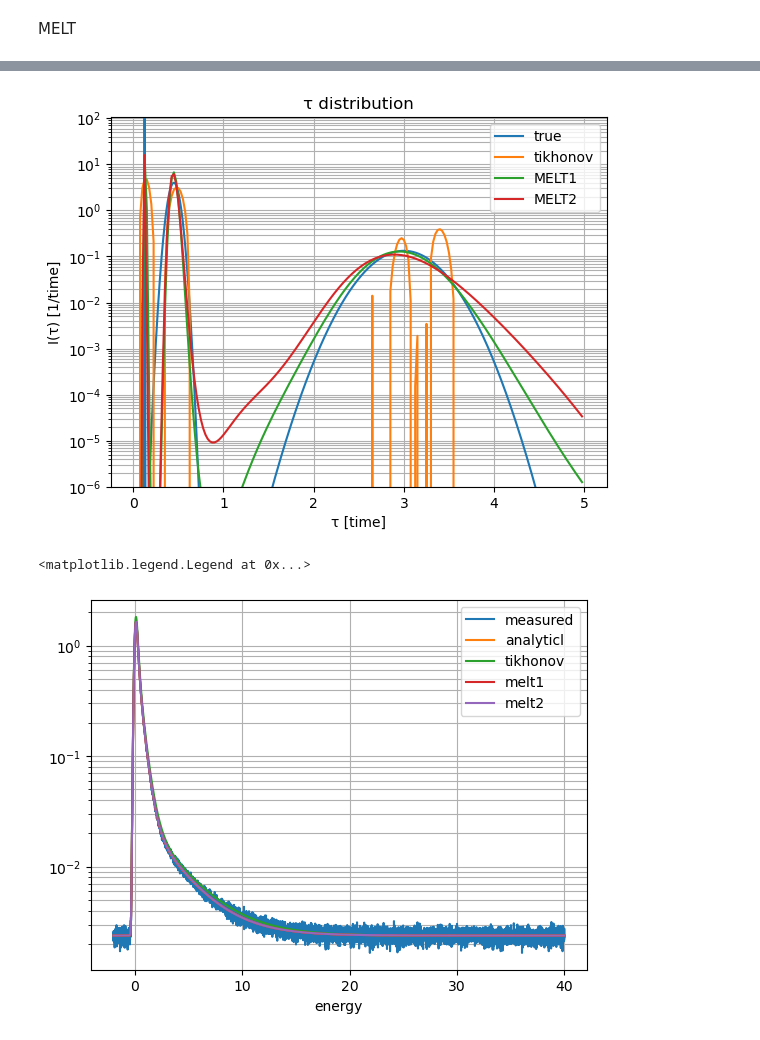
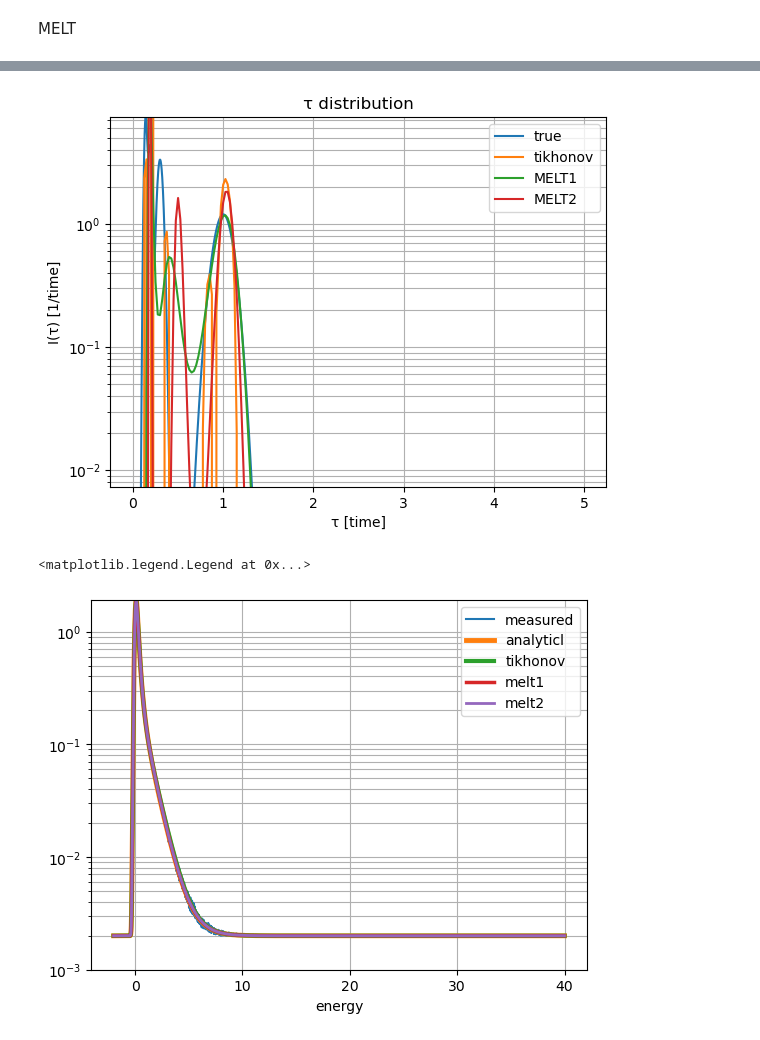
Before and after one commit to achiyaAmrusi/scipas, a Jupyter notebook: examples/lifetime/lifetime_inversion.ipynb, the cells around one changed output, grey strips where cells are left out. Cells and saved outputs as stored; diff of their text form; code cells hidden in the pictures.

Commit message:
more or less stable version of the inversion methods, tikhonove is still sensitive to time 0

```diff
--- a/examples/lifetime/lifetime_inversion.ipynb
+++ b/examples/lifetime/lifetime_inversion.ipynb
@@ -43,11 +46,18 @@ IRF = MultiGaussianRF(irf_sigma, np.ones_like(irf_sigma), np.zeros_like(irf_sigm
 lt_model = LifetimeModel("simulation", lifetimes=fine_τ_grid, intensities=true_τ_distribution)
 time_step = 5e-3 # 5 picosecond
 time = np.arange(-2, 40, time_step)
-bg_frac = 0.1
+bg_set = 100
 
-expected_background = bg_frac/(time[-1]-time[0]) * np.ones_like(time)
-analytical_spectrum = generate_analytical_lt_spectrum(time, lt_model, IRF, bg_frac)
-random_spectrum = generate_random_lt_spectrum(time, lt_model, IRF, bg_frac, int(1e7))
+expected_background = bg_set * np.ones_like(time)
+analytical_spectrum = generate_analytical_lt_spectrum(time, lt_model, IRF)
+random_spectrum = generate_random_lt_spectrum(time, lt_model, IRF, int(1e7))
+
+analytical_spectrum.lifetime = analytical_spectrum.lifetime  + (100*len(time)/int(1e7))/(time[-1]-time[0])
+random_spectrum.lifetime = random_spectrum.lifetime + bg_set
+
+time_shift = 5e-3*(-0.5)
+analytical_spectrum.lifetime.calibrate_energy(analytical_spectrum.lifetime.energy_calibration - time_shift)
+random_spectrum.lifetime.calibrate_energy(analytical_spectrum.lifetime.energy_calibration - time_shift)
 # %%
 # resolution function using response to impulse
 impulse = np.zeros_like(time)
@@ -105,7 +115,7 @@ plt.show()
 [figure]
 # %%
 tinvert = TikhonovRegularization(random_spectrum.lifetime.energy.values, τ_grid)
-q, res = tinvert.invert(random_spectrum, initial_alpha=1e-5, bg_est=random_spectrum.lifetime.counts[-1000:].mean())
+q, res = tinvert.invert(random_spectrum, initial_alpha=1e-5, bg_est=random_spectrum.lifetime.counts[-500:].mean())
 # %%
 # the resulted optimization gives gives integral of 1 as expected
 np.trapz(q, τ_grid), res
@@ -162,6 +170,6 @@ MELT
 # %%
 melt = MaximalEntropyInversion(random_spectrum.lifetime.energy.values, τ_grid)
 # %%
-a1, melt_q1 = melt.invert(pals=random_spectrum, maxiter=400, noise_level = 1e-4, bg_est=random_spectrum.lifetime.counts[-1000:].mean())
+a1, melt_q1 = melt.invert(pals=random_spectrum, maxiter=400, noise_level = 5e-4, bg_est=random_spectrum.lifetime.counts[-500:].mean(), alpha_bounds = (1e-15, 1e2))
 # %%
-a2, melt_q2 = melt.invert(pals=random_spectrum, maxiter=400, noise_level = 1e-5, bg_est=random_spectrum.lifetime.counts[-1000:].mean())
+a2, melt_q2 = melt.invert(pals=random_spectrum, maxiter=400, noise_level = 5e-5, bg_est=random_spectrum.lifetime.counts[-500:].mean(), alpha_bounds = (1e-15, 1e2))
@@ -172,47 +184,50 @@ a1, a2
 # %%
 plt.plot(fine_τ_grid, true_τ_distribution, label="true")
 plt.plot(τ_grid, q/np.trapz(q,τ_grid), label='tikhonov')
 plt.plot(τ_grid, melt_q1/np.trapz(melt_q1,τ_grid), label='MELT1')
 plt.plot(τ_grid, melt_q2/np.trapz(melt_q2,τ_grid), label='MELT2')
 
 plt.yscale("log")
 #plt.xscale("log")
 
-plt.ylim([1e-6, true_τ_distribution.max()])
+plt.ylim([true_τ_distribution.max()*1e-3, true_τ_distribution.max()])
 plt.grid(which="both")
 
 plt.title("τ distribution")
 plt.ylabel("I(τ) [1/time]")
 plt.xlabel("τ [time]")
 
 plt.legend()
 plt.show()
 # %% [output]
-[figure, old version]
+[figure, new version]
 # %%
 melt_result_model1 = LifetimeModel('', τ_grid, melt_q1/np.trapz(melt_q1,τ_grid))
 melt_result_model2 = LifetimeModel('', τ_grid, melt_q2/np.trapz(melt_q2,τ_grid))
 
 melt_lifetime1 = generate_analytical_lt_spectrum(time,
                                                     melt_result_model1,
-                                                    resolution=IRF,
-                                                    background_fraction=bg_frac)
+                                                    resolution=IRF)
 melt_lifetime2 = generate_analytical_lt_spectrum(time,
                                                     melt_result_model2,
-                                                    resolution=IRF,
-                                                    background_fraction=bg_frac)
-(random_spectrum.lifetime/random_spectrum.lifetime.integrate('energy')).plot(yscale='log', label='measured')
-(analytical_spectrum.lifetime/analytical_spectrum.lifetime.integrate('energy')).plot(yscale='log', label='analyticl')
-(tikhonov_lifetime.lifetime/random_spectrum.lifetime.integrate('energy')).plot(label='tikhonov')
-melt_lifetime1.lifetime.plot(label='melt1')
-melt_lifetime2.lifetime.plot(label='melt2')
-plt.grid(which="both")
+                                                    resolution=IRF)
+
+melt_lifetime1.lifetime = melt_lifetime1.lifetime  + (100*len(time)/int(1e7))/(time[-1]-time[0])
+melt_lifetime2.lifetime = melt_lifetime2.lifetime  + (100*len(time)/int(1e7))/(time[-1]-time[0])
 
 
+(random_spectrum.lifetime/random_normalizer).plot(yscale='log', label='measured')
+(analytical_spectrum.lifetime).plot(yscale='log', label='analyticl', linewidth=3.5)
+tikhonov_lifetime.lifetime.plot(label='tikhonov', linewidth=3)
+melt_lifetime1.lifetime.plot(label='melt1', linewidth=2.5)
+melt_lifetime2.lifetime.plot(label='melt2', linewidth=2)
+
+plt.grid(which="both")
+plt.ylim([expected_background[0]/2/random_normalizer, np.max([analytical_spectrum.lifetime.max()])])
 plt.legend()
 # %% [output]
 <matplotlib.legend.Legend at 0x...>
-[figure, old version]
+[figure, new version]
 # %%
 (((random_spectrum.lifetime.counts - melt_lifetime2.lifetime.counts)/(1+random_spectrum.lifetime.counts)).sum())/len(random_spectrum.lifetime.counts)
 # %% [output]
```
Also changed, not shown: parts of 15 cells of this notebook, 8 other files.
